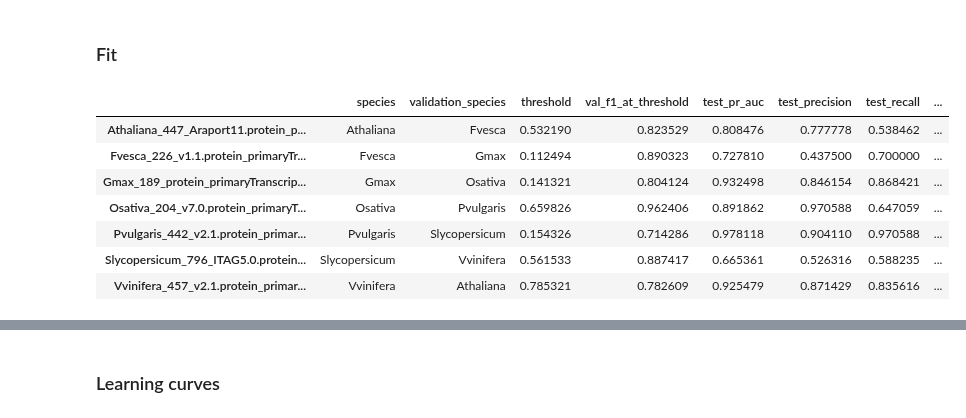
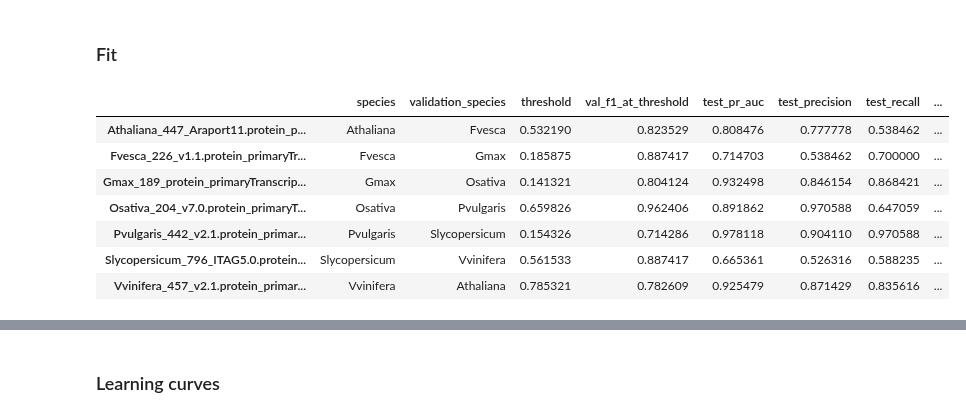
Before and after one commit to Kirk-KD/LRK10L-ML, a Jupyter notebook: notebooks/main.ipynb, the cells around one changed output, grey strips where cells are left out. Saved outputs shown, nothing was run; the diff lists cells and outputs as text; code cells hidden in the pictures.

```diff
--- a/notebooks/main.ipynb
+++ b/notebooks/main.ipynb
@@ -44,0 +49,13 @@ The autoreload extension is already loaded. To reload it, use:
+# %%
+dupe_genes = pd.read_csv('../saves/duplicate_genes.csv')['gene']
+df_esm = pd.read_csv('../saves/dataset_esm.csv')
+df_kmer = pd.read_csv('../saves/dataset_kmer.csv')
+
+print('Duplicated genes:', dupe_genes.shape)
+display(dupe_genes.head())
+
+print('ESM dataset:', df_esm.shape)
+display(df_esm.head())
+
+print('k-mer dataset:', df_kmer.shape)
+display(df_kmer.head())
@@ -881,15 +310,15 @@ class XGBEvaluator(PUFilterMixin, LOGOEvaluator):
         scale_pos_weight = get_scale_pos_weight(y_train)
         return make_model(scale_pos_weight)
 
-    def fit_model_per_split(self, model, X_train, y_train, X_val, y_val):
+    def fit_model_per_split(self, model, X_train, y_train, X_val, y_val, X_test, y_test):
         model.fit(
             X_train, y_train,
-            eval_set=[(X_train, y_train), (X_val, y_val)],
+            eval_set=[(X_train, y_train), (X_test, y_test)],
             verbose=False,
         )
         return model
 
-    def extra_metrics_per_split(self, model, X_train, y_train, X_val, y_val):
+    def extra_metrics_per_split(self, model, X_train, y_train, X_test, y_test):
         evals = model.evals_result()
         val_curve = evals['validation_1']['aucpr']
         best_round = int(np.argmax(val_curve))
@@ -900,8 +329,8 @@ class XGBEvaluator(PUFilterMixin, LOGOEvaluator):
             'n_flagged': getattr(self, '_last_n_flagged', None),
         }
 
-    def extra_artifacts_per_split(self, model, X_train, y_train, X_val, y_val,
-                                   X_val_full, y_val_full, preds_full):
+    def extra_artifacts_per_split(self, model, X_train, y_train, X_test, y_test,
+                                  X_test_full, y_test_full, preds_full):
         artifacts = {
             'evals': model.evals_result(),
             'importance': pd.Series(
@@ -913,29 +342,24 @@ class XGBEvaluator(PUFilterMixin, LOGOEvaluator):
 ### Fit
 # %%
 # Fit XGBoost with k-mer
-xgb_evaluator = XGBEvaluator(
-    logo=logo,
-    X=X_deduped_kmer,
-    y=y_deduped,
-    groups=groups_deduped,
+xgb_evaluator = XGBEvaluator.from_gene_dataset(
+    logo, df_kmer,
+    dupe_genes=dupe_genes,
     auto_threshold=True,
-    X_full=X_kmer,
-    y_full=y,
-    groups_full=groups,
-    run_pu=RUN_PU
+    run_pu=True,
 )
 xgb_evaluator.fit()
 
 xgb_results = xgb_evaluator.results_df[[
     'species', 'validation_species', 'threshold', 'val_f1_at_threshold',
     'test_pr_auc', 'test_precision', 'test_recall', 'n_pos', 'found',
     'false_positives'
 ]]
 xgb_results
 # %% [output]
 |  | species | validation_species | threshold | val_f1_at_threshold | test_pr_auc | test_precision | test_recall | ... |
 | Athaliana_447_Araport11.protein_p... | Athaliana | Fvesca | 0.532190 | 0.823529 | 0.808476 | 0.777778 | 0.538462 | ... |
-| Fvesca_226_v1.1.protein_primaryTr... | Fvesca | Gmax | 0.112494 | 0.890323 | 0.727810 | 0.437500 | 0.700000 | ... |
+| Fvesca_226_v1.1.protein_primaryTr... | Fvesca | Gmax | 0.185875 | 0.887417 | 0.714703 | 0.538462 | 0.700000 | ... |
 | Gmax_189_protein_primaryTranscrip... | Gmax | Osativa | 0.141321 | 0.804124 | 0.932498 | 0.846154 | 0.868421 | ... |
 | Osativa_204_v7.0.protein_primaryT... | Osativa | Pvulgaris | 0.659826 | 0.962406 | 0.891862 | 0.970588 | 0.647059 | ... |
 | Pvulgaris_442_v2.1.protein_primar... | Pvulgaris | Slycopersicum | 0.154326 | 0.714286 | 0.978118 | 0.904110 | 0.970588 | ... |
```
Also changed, not shown: parts of 104 cells of this notebook, 3 other files.
